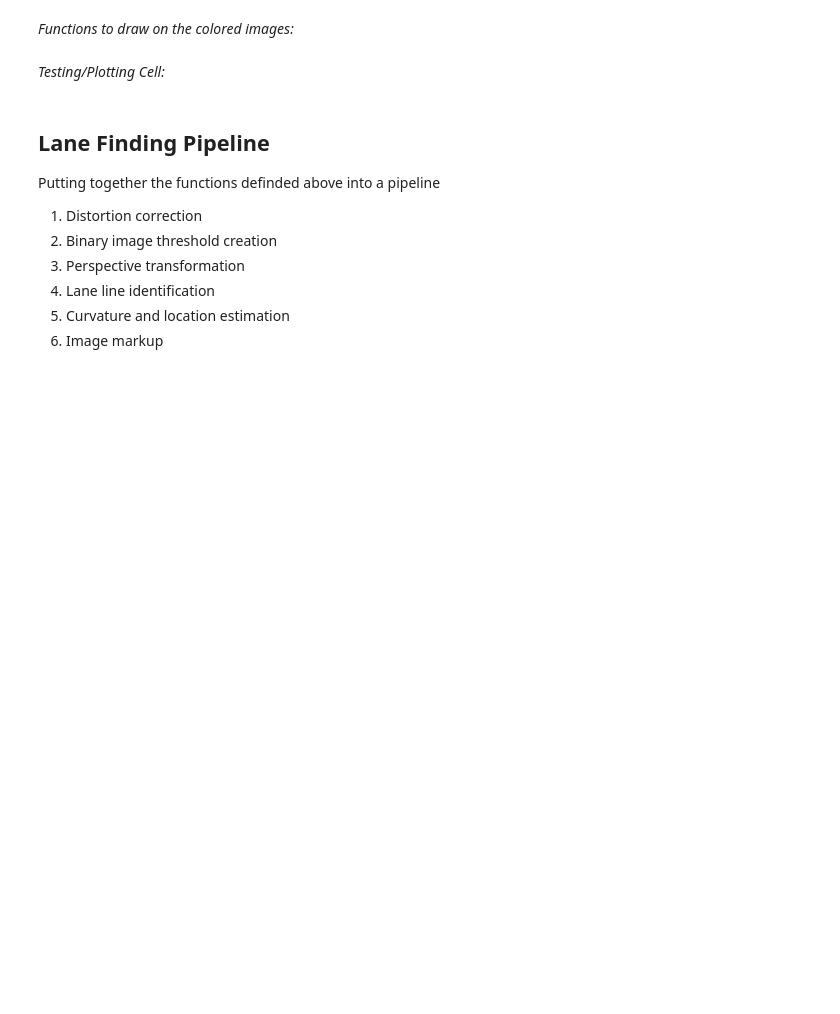
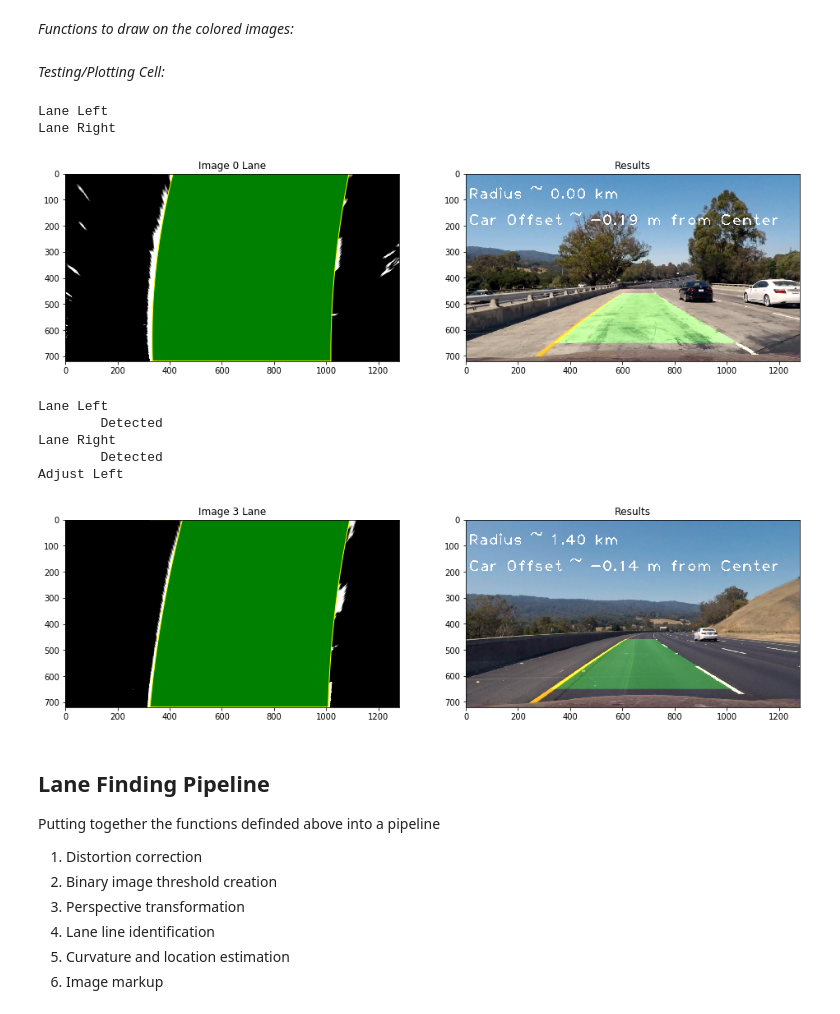
Before and after one commit to Merberg/CarND-Advanced-Lane-Lines, a Jupyter notebook: AdvancedLaneFinding.ipynb, the cells around one changed output. Saved outputs shown, nothing was run; the diff lists cells and outputs as text; code cells hidden in the pictures; blank space fills up the shorter version.

```diff
--- a/AdvancedLaneFinding.ipynb
+++ b/AdvancedLaneFinding.ipynb
@@ -536,11 +588,14 @@ class LaneLine():
         sign = -1 if self.isLeft else 1
         maxDelta = np.amax(self.coeffDelta)
         otherDelta = np.amax(other.coeffDelta)
-        if (not self.detected) or (maxDelta > otherDelta):
+        if other.detected and (not self.detected or (maxDelta > otherDelta)):
             if self.printDebug:print("Adjust {}".format(('Left' if self.isLeft else 'Right')))
             xNew = np.concatenate((other.xLatest+(sign*LANE_WIDTH_pixel), self.xLatest))
             yNew = np.concatenate((other.yLatest, self.yLatest))
-            newCoeff = np.polyfit(yNew, xNew, 2)
+            if len(xNew) > 0 and len(yNew) > 0:
+                newCoeff = np.polyfit(yNew, xNew, 2)
+            else:
+                newCoeff = []
             self.update(newCoeff, xNew, yNew)
         return
 # %% [markdown]
@@ -577,20 +632,30 @@ _Testing/Plotting Cell:_
 # %%
 xLeftStart, xRightStart = findLaneStarts(testBirdsEye[0])
 
 testLeftLane = LaneLine(True, True)
 testRightLane = LaneLine(False, True)
 
 track = [3,0]
 for idx, img in enumerate(testBirdsEye):
     if idx in track:
         testLeftLane.findInImage(img)
         testRightLane.findInImage(img)
         testLeftLane.adjust(testRightLane)
         testRightLane.adjust(testLeftLane)
-        plotWithSecondOrderFilled(img, testLeftLane.coeff, testRightLane.coeff, "Image {} Lane".format(idx))
+        testResult = createLaneDrawing(img, testUndistorteds[idx], testLeftLane, testRightLane)
 
-        testResult = createLaneDrawing(img, testUndistorteds[idx], testLeftLane, testRightLane)
-        plotOne(testResult, "Image {} Result".format(idx))
+        plotTwoWithFirstFilled(img, testResult, testLeftLane.coeff, testRightLane.coeff,
+                               "Image {} Lane".format(idx), 'Results')
+# %% [output]
+Lane Left
+Lane Right
+[figure, added]
+Lane Left
+        Detected
+Lane Right
+        Detected
+Adjust Left
+[figure, added]
 # %% [markdown]
 ## Lane Finding Pipeline ##
 Putting together the functions definded above into a pipeline
```
Also changed, not shown: parts of 16 cells of this notebook.
